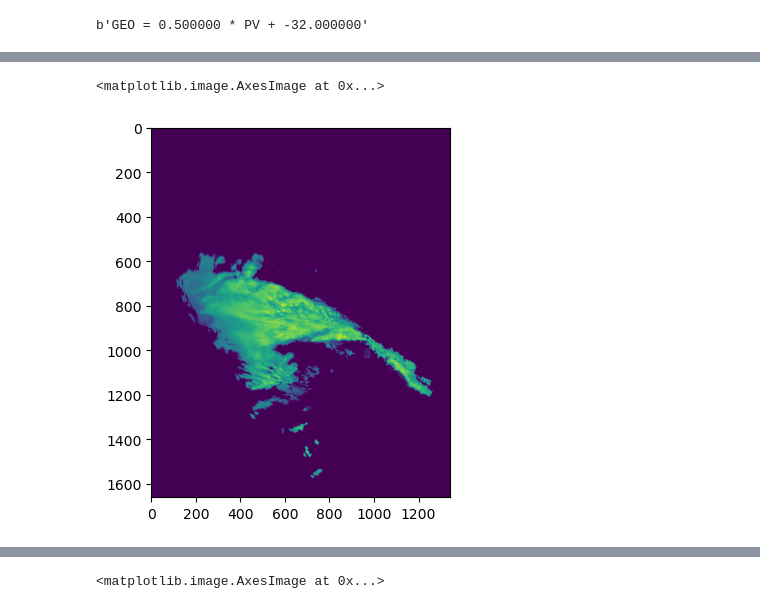
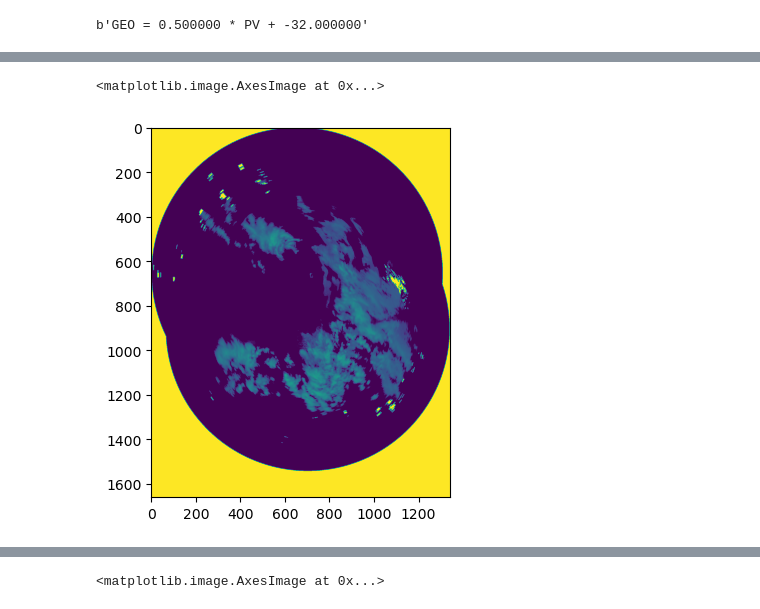
Before and after one commit to masterkram/bsc_thesis, a Jupyter notebook: sandbox/preprocessing.ipynb, the cells around one changed output, grey strips where cells are left out. Drawn from its saved outputs; the diff is of its cells as text; code cells hidden in the pictures.

```diff
--- a/sandbox/preprocessing.ipynb
+++ b/sandbox/preprocessing.ipynb
@@ -23,3 +23,5 @@ len(orignal_radar_images)
 # %%
 copy_of_data = np.array(radarFile['reflectivity'])
+fat_bins = np.array(radarFile['reflectivity'])
+
 copy_of_data[copy_of_data >= 255] = 0
@@ -47,8 +53,8 @@ plt.imshow(radarFile['reflectivity'])
 # %%
-plt.imshow(copy_of_data)
+plt.imshow(fat_bins)
 # %% [output]
 <matplotlib.image.AxesImage at 0x...>
-[figure, old version]
+[figure, new version]
 # %%
 copy_of_data = (copy_of_data * 0.5) - 32
 # %%
```
Also changed, not shown: parts of 11 cells of this notebook, 36 other files.
